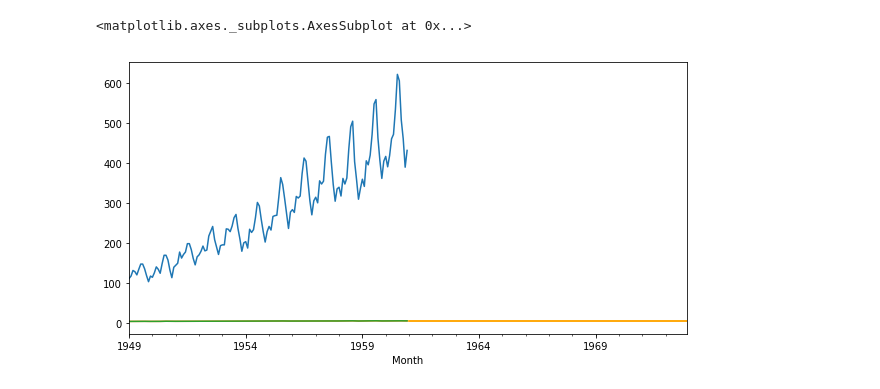
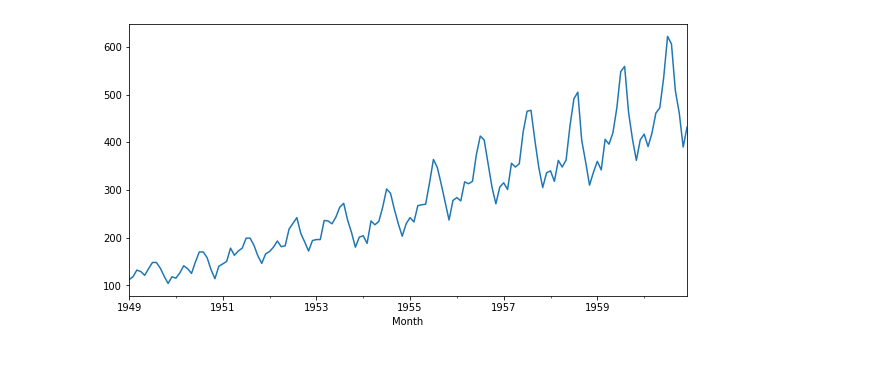
Before and after one commit to Surya-Narayan/DataAnalytics, a Jupyter notebook: Single_exp.ipynb, the cells around one changed output. Cells and saved outputs as stored; diff of their text form; code cells hidden in the pictures; blank space fills up the shorter version.

```diff
--- a/Single_exp.ipynb
+++ b/Single_exp.ipynb
@@ -1,53 +1,27 @@
 # %%
 
 from statsmodels.tsa.api import ExponentialSmoothing, SimpleExpSmoothing, Holt  # major lib for smoothening
 import numpy as np
 import matplotlib.pyplot as plt
 import pandas as pd
 
 np.seterr(divide = 'ignore')
 
 
 dateparse = lambda dates: pd.datetime.strptime(dates, '%Y-%m')
 
-dataset = pd.read_csv('C:/Users/DELL/Desktop/JT/AirPassengers.csv',parse_dates=['Month'],
+dataset = pd.read_csv('C:/Users/Shubha/Documents/GitHub/DataAnalytics/AirPassengers.csv',parse_dates=['Month'],
                      index_col='Month',date_parser=dateparse)
 
 ds = dataset['#Passengers']
 ds.head()
 
 
 ds.plot(kind="line",figsize=(10,5))
 
 my_data = np.log(ds)
 
 
 # In[30]:
-
-
-fit1 = SimpleExpSmoothing(my_data).fit(smoothing_level=0.6,optimized=False)
-fit1_1 = fit1.forecast(len(my_data))
-
-my_data.plot(kind="line",figsize=(10,5))
-fit1_1.plot(kind="line",figsize=(10,5),color='orange')
-
-
-'''
-fit2 = SimpleExpSmoothing(my_data).fit(smoothing_level=0.1,optimized=False)
-fit2_2 = fit2.forecast(len(my_data))
-my_data.plot(kind="line",figsize=(10,5))
-fit1_1.plot(kind="line",figsize=(10,5),color='orange')
-'''
-
-
-# In[31]:
-
-
-fit3 = SimpleExpSmoothing(my_data).fit()
-fit3_3 = fit3.forecast(len(my_data)).rename(r'$\alpha=%s$'%fit3.model.params['smoothing_level'])
-# plot
-my_data.plot(kind="line",figsize=(10,5))
-fit3_3.plot(kind="line",figsize=(10,5),color='orange')
 # %% [output]
-<matplotlib.axes._subplots.AxesSubplot at 0x...>
-[figure, old version]
+[figure, new version]
```
Also changed, not shown: parts of 2 cells of this notebook, 3 other files.
